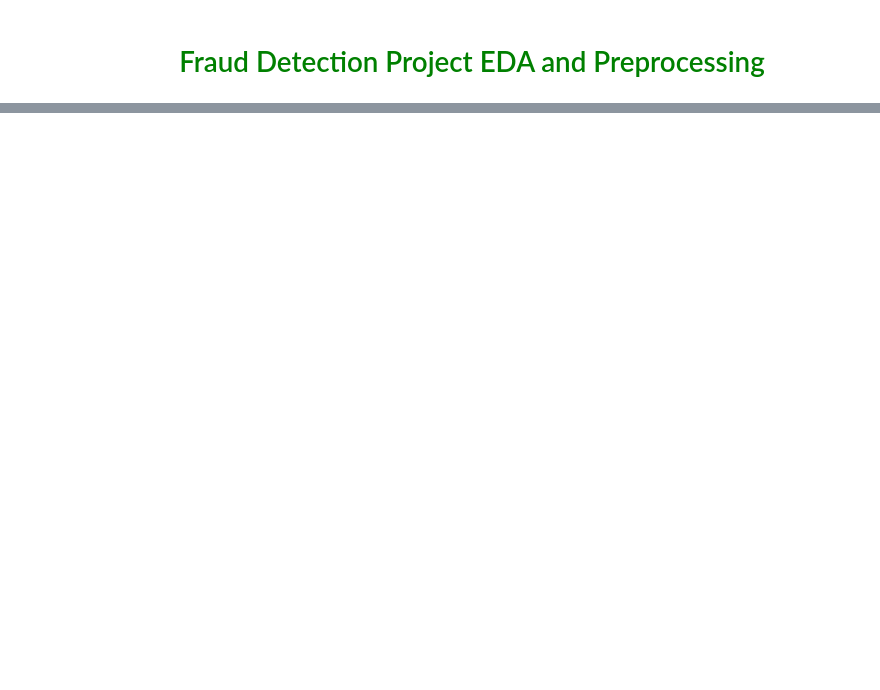
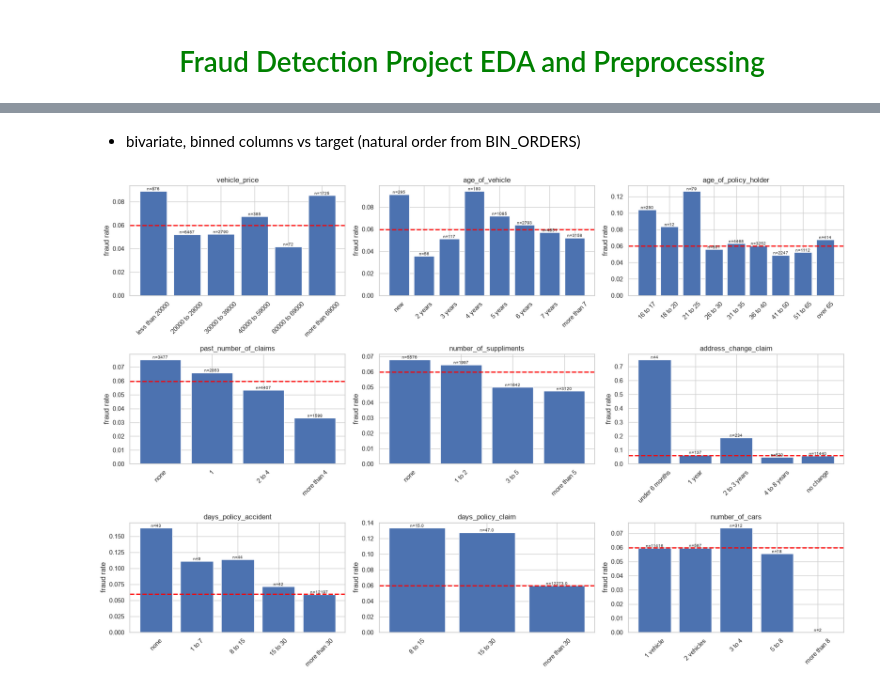
Before and after one commit to roy-tanmay/Insurance-Fraud-Detection, a Jupyter notebook: Notebook/01_fraud_eda_and_prep.ipynb, the cells around one changed output, grey strips where cells are left out. Saved outputs shown, nothing was run; the diff lists cells and outputs as text; code cells hidden in the pictures; blank space fills up the shorter version.

```diff
--- a/Notebook/01_fraud_eda_and_prep.ipynb
+++ b/Notebook/01_fraud_eda_and_prep.ipynb
@@ -33,0 +185,23 @@ train_df
+# %%
+def plot_fraud_rate(df, cols, orders=None, ncols=3):
+    orders = orders or {}
+    nrows = -(-len(cols) // ncols)
+    fig, axes = plt.subplots(nrows, ncols, figsize=(6 * ncols, 4 * nrows))
+    axes = axes.flatten()
+
+    for ax, col in zip(axes, cols):
+        t = df.groupby(col)[TARGET].agg(["mean", "count"])
+        t = t.reindex(orders[col]) if col in orders else t.sort_values("mean", ascending=False)
+
+        ax.bar(t.index.astype(str), t["mean"])
+        ax.axhline(baseline, color="red", linestyle="--", linewidth=2)
+        for i, (rate, n) in enumerate(zip(t["mean"], t["count"])):
+            ax.text(i, rate, f"n={n}", ha="center", va="bottom", fontsize=7)
+        ax.set_title(col)
+        ax.set_ylabel("fraud rate")
+        ax.tick_params(axis="x", rotation=45)
+
+    for ax in axes[len(cols):]:
+        ax.axis("off")
+    plt.tight_layout()
+    plt.show()
@@ -33,0 +236,6 @@ train_df
+# %% [markdown]
+-  bivariate, binned columns vs target (natural order from BIN_ORDERS)
+# %%
+plot_fraud_rate(train_df, binned_cols, orders=BIN_ORDERS)
+# %% [output]
+[figure, added]
```
Also changed, not shown: parts of 22 cells of this notebook, 2 other files.
